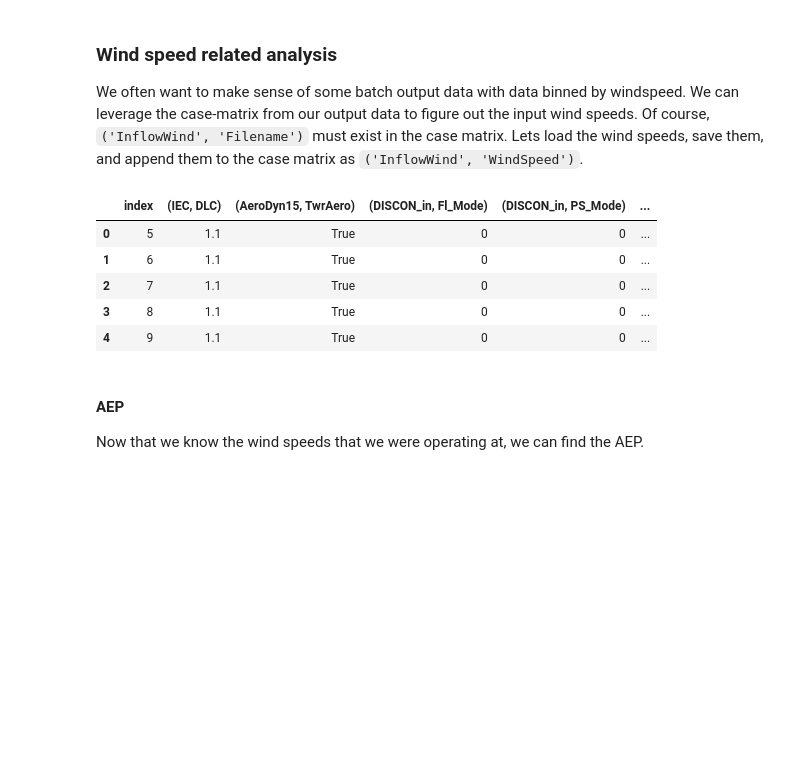
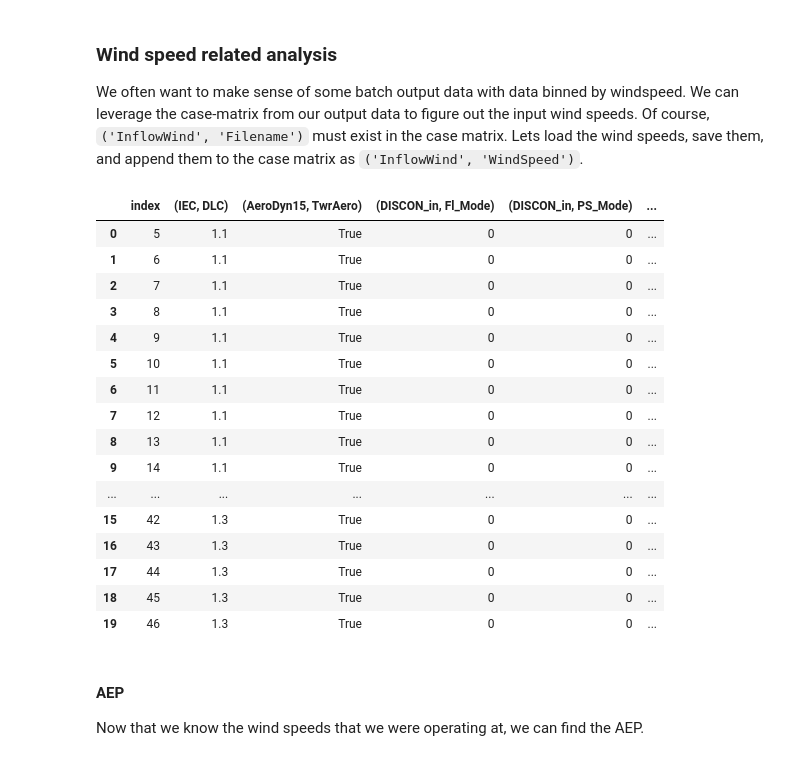
Before and after one commit to NREL/pCrunch, a Jupyter notebook: batch_processing.ipynb, the cells around one changed output. Saved outputs shown, nothing was run; the diff lists cells and outputs as text; code cells hidden in the pictures; blank space fills up the shorter version.

```diff
--- a/batch_processing.ipynb
+++ b/batch_processing.ipynb
@@ -179,14 +175,25 @@ This is organized for each iteration of `[ranking_vars, ranking_stats]`. The sta
 We often want to make sense of some batch output data with data binned by windspeed. We can leverage the case-matrix from our output data to figure out the input wind speeds. Of course, `('InflowWind', 'Filename')` must exist in the case matrix. Lets load the wind speeds, save them, and append them to the case matrix as `('InflowWind', 'WindSpeed')`.
 # %%
 windspeed, seed, IECtype, cmw = Processing.get_windspeeds(cm2, return_df=True)
-cmw.head()
+cmw
 # %% [output]
 |  | index | (IEC, DLC) | (AeroDyn15, TwrAero) | (DISCON_in, Fl_Mode) | (DISCON_in, PS_Mode) | ... |
 | 0 | 5 | 1.1 | True | 0 | 0 | ... |
 | 1 | 6 | 1.1 | True | 0 | 0 | ... |
 | 2 | 7 | 1.1 | True | 0 | 0 | ... |
 | 3 | 8 | 1.1 | True | 0 | 0 | ... |
 | 4 | 9 | 1.1 | True | 0 | 0 | ... |
+| 5 | 10 | 1.1 | True | 0 | 0 | ... |
+| 6 | 11 | 1.1 | True | 0 | 0 | ... |
+| 7 | 12 | 1.1 | True | 0 | 0 | ... |
+| 8 | 13 | 1.1 | True | 0 | 0 | ... |
+| 9 | 14 | 1.1 | True | 0 | 0 | ... |
+| ... | ... | ... | ... | ... | ... | ... |
+| 15 | 42 | 1.3 | True | 0 | 0 | ... |
+| 16 | 43 | 1.3 | True | 0 | 0 | ... |
+| 17 | 44 | 1.3 | True | 0 | 0 | ... |
+| 18 | 45 | 1.3 | True | 0 | 0 | ... |
+| 19 | 46 | 1.3 | True | 0 | 0 | ... |
 # %% [markdown]
 #### AEP
 Now that we know the wind speeds that we were operating at, we can find the AEP.
```
Also changed, not shown: parts of 9 cells of this notebook, 1 other file.
